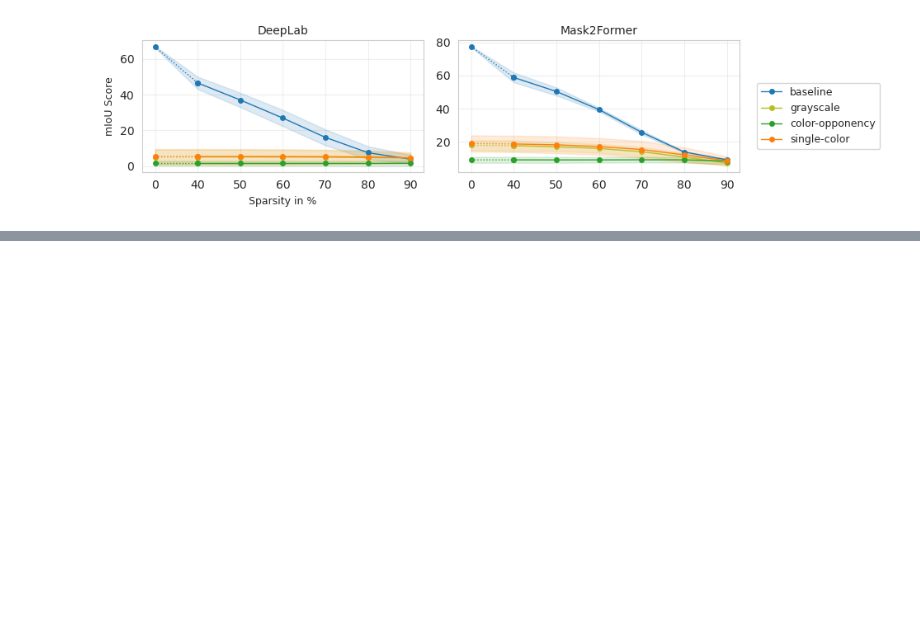
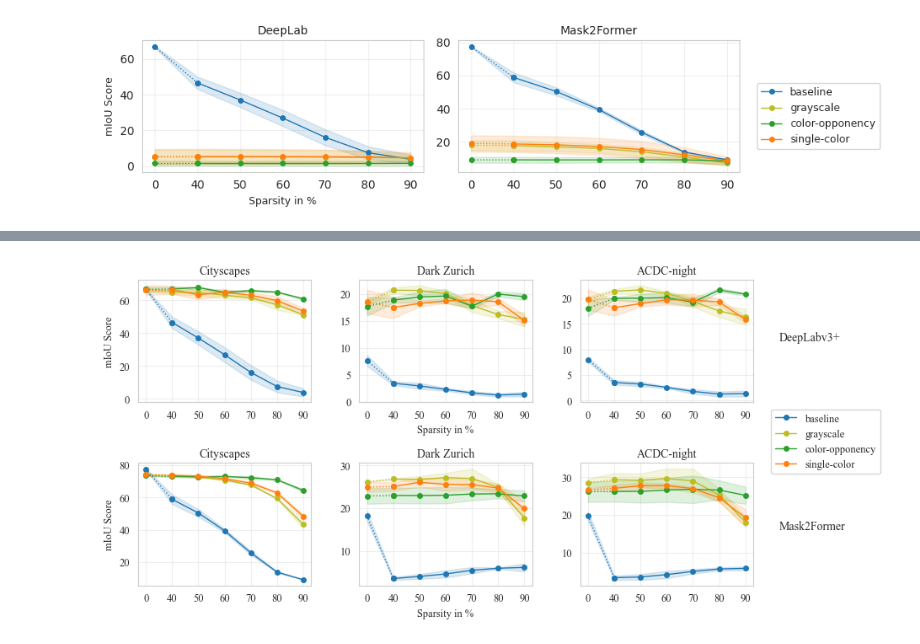
Before and after one commit to LiaNimmermann/Visualization-Notebooks, a Jupyter notebook: Data-Visualization/Paper_plots.ipynb, the cells around one changed output, grey strips where cells are left out. Cells and saved outputs as stored; diff of their text form; code cells hidden in the pictures; blank space fills up the shorter version.

Commit message:
Added figures and results

```diff
--- a/Data-Visualization/Paper_plots.ipynb
+++ b/Data-Visualization/Paper_plots.ipynb
@@ -314,0 +409,86 @@ fig.savefig("../Figure-PDFs/Zero-shot_Cityscapes_DeepLab_Mask2Former_Sparsity_mI
+# %%
+# Create the lineplot with error bands - side by side comparison
+
+fig, ((ax1, ax2, ax3), (ax4, ax5, ax6)) = plt.subplots(2, 3, figsize=(8, 4.5))
+
+
+# Plot all three datasets
+plot_data(ax1, df1_filtered, 'Cityscapes')
+plot_data(ax2, df2_filtered, 'Dark Zurich')
+plot_data(ax3, df3_filtered, 'ACDC-night')
+
+plot_data(ax4, df5_filtered[df5_filtered['Dataset'] == 'cityscapes'], 'Cityscapes')
+plot_data(ax5, df5_filtered[df5_filtered['Dataset'] == 'dark_zurich'], 'Dark Zurich')
+plot_data(ax6, df5_filtered[df5_filtered['Dataset'] == 'acdc_night'], 'ACDC-night')
+
+
+# Set y-label only for the leftmost plot
+ax1.set_ylabel('mIoU Score', fontsize=9, fontproperties=times_new_roman)
+ax2.set_ylabel(' ')
+ax3.set_ylabel(' ')
+ax4.set_ylabel('mIoU Score', fontsize=9, fontproperties=times_new_roman)
+ax5.set_ylabel(' ')
+ax6.set_ylabel(' ')
+
+# Set x-label for center plot
+ax1.set_xlabel('')
+ax2.set_xlabel('Sparsity in %', fontsize=9, fontproperties=times_new_roman)
+ax3.set_xlabel('')
+ax4.set_xlabel('')
+ax5.set_xlabel('Sparsity in %', fontsize=9, fontproperties=times_new_roman)
+ax6.set_xlabel('')
+
+
+# Collect legend handles and labels from all axes and deduplicate
+handles = []
+labels = []
+for ax in (ax1, ax2, ax3, ax4, ax5, ax6):
+    h, l = ax.get_legend_handles_labels()
+    for hi, li in zip(h, l):
+        if li not in labels:
+            handles.append(hi)
+            labels.append(li)
+    # remove individual axis legends if present
+    lg = ax.get_legend()
+    if lg is not None:
+        lg.remove()
+
+# Place a single legend to the right of the subplots
+leg = fig.legend(handles, labels, loc='center left', bbox_to_anchor=(1.0, 0.5), fontsize=9)
+for text in leg.get_texts():
+    text.set_fontproperties(times_new_roman)
+    text.set_fontsize(9)
+fig.text(1.02, 0.775, "DeepLabv3+",
+         va='center', ha='left',
+         fontsize=10, fontweight='bold', fontproperties=times_new_roman)
+
+fig.text(1.02, 0.2775, "Mask2Former",
+         va='center', ha='left',
+         fontsize=10, fontweight='bold', fontproperties=times_new_roman)
+axes = [ax1, ax2, ax3, ax4, ax5, ax6]
+
+for ax in axes:
+    # Titel
+    ax.title.set_fontproperties(times_new_roman)
+    ax.title.set_fontsize(10)
+
+    # Tick labels
+    for label in ax.get_xticklabels():
+        label.set_fontproperties(times_new_roman)
+        label.set_fontsize(9)
+
+    for label in ax.get_yticklabels():
+        label.set_fontproperties(times_new_roman)
+        label.set_fontsize(9)
+
+
+# Adjust layout to make room for the legend
+plt.tight_layout()
+plt.show()
+
+# Save figure to PDF file
+fig.savefig("../Figure-PDFs/DeepLab-Mask2Former_Sparsity_mIoU_zero_shot.pdf", bbox_inches='tight')
+
+print("Visualization complete!")
+# %% [output]
+[figure, added]
```
Also changed, not shown: parts of 13 cells of this notebook, 6 other files.
